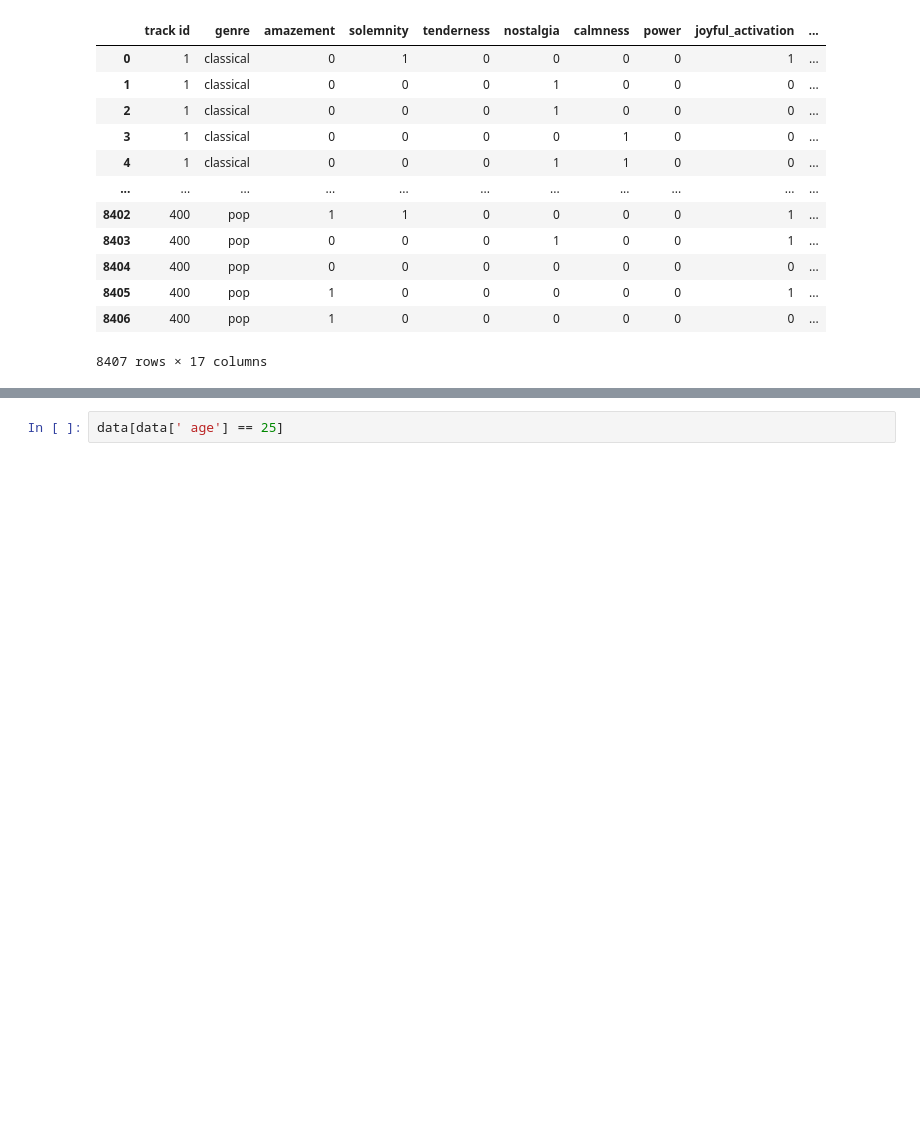
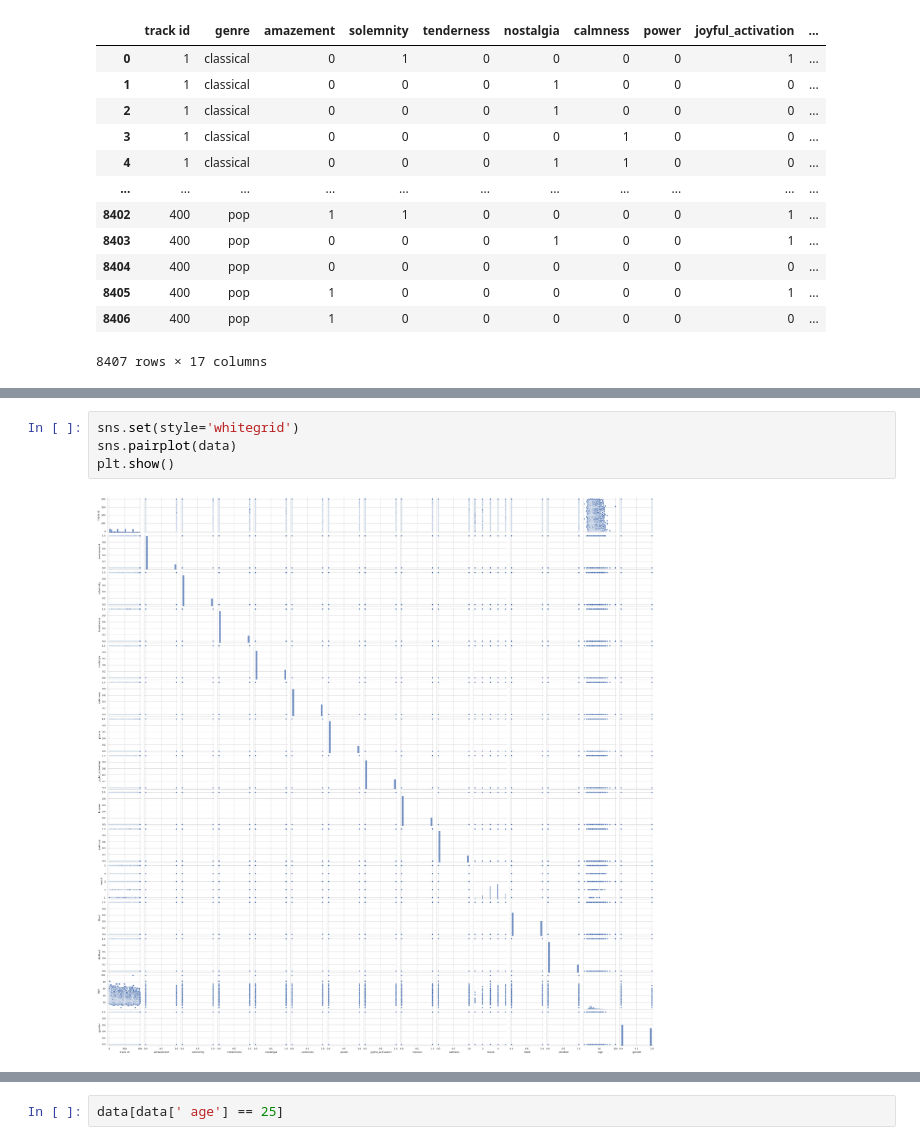
Before and after one commit to Sharp90/recommendation, a Jupyter notebook: induced_musical_emotion.ipynb, the cells around one changed output, grey strips where cells are left out. Cells and saved outputs as stored; diff of their text form; blank space fills up the shorter version.

```diff
--- a/induced_musical_emotion.ipynb
+++ b/induced_musical_emotion.ipynb
@@ -35,0 +68,6 @@ np.min(a)
+# %%
+sns.set(style='whitegrid')
+sns.pairplot(data)
+plt.show()
+# %% [output]
+[figure, added]
```
Also changed, not shown: parts of 6 cells of this notebook, 2 other files.
